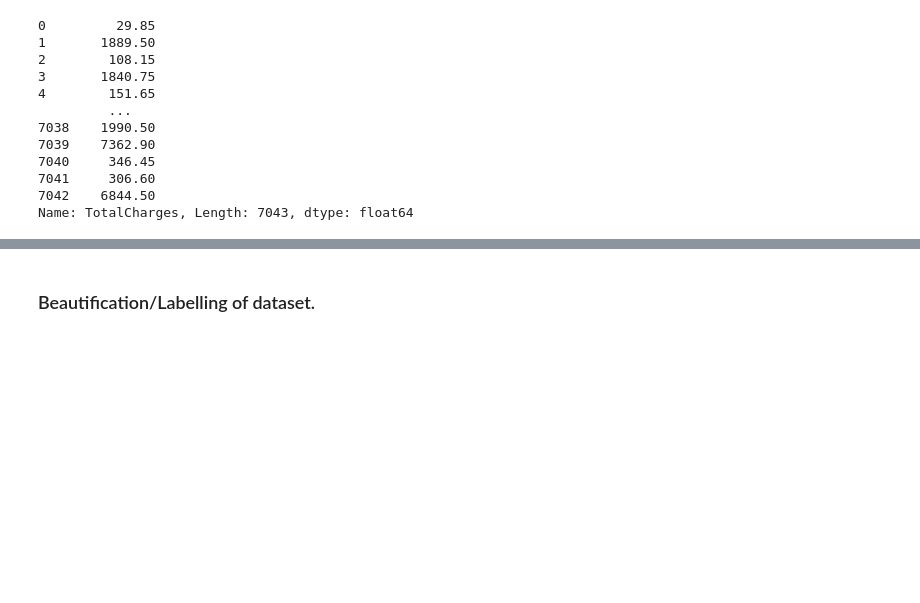
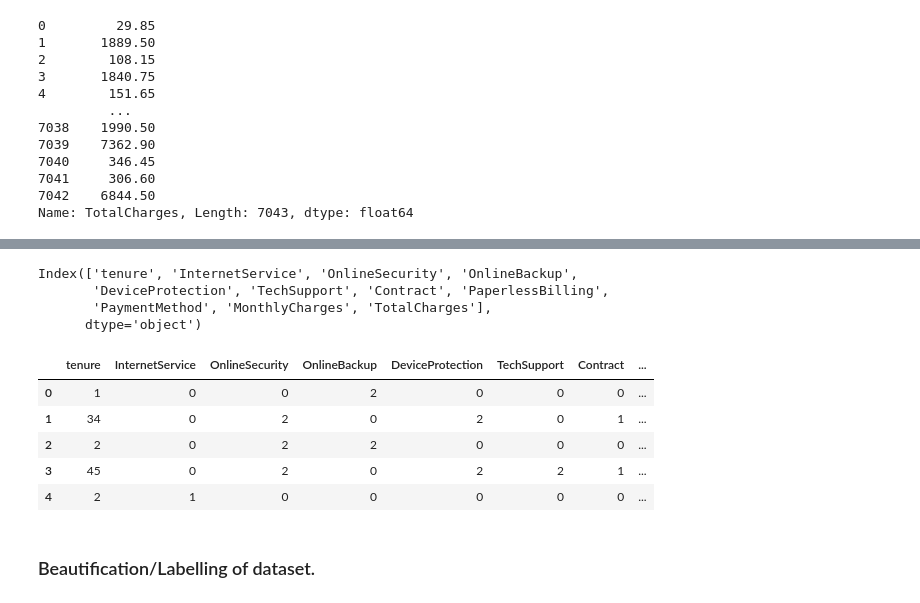
Before and after one commit to rickashb/BigDataAnalytics, a Jupyter notebook: bigdproject.ipynb, the cells around one changed output, grey strips where cells are left out. Drawn from its saved outputs; the diff is of its cells as text; code cells hidden in the pictures; blank space fills up the shorter version.

```diff
--- a/bigdproject.ipynb
+++ b/bigdproject.ipynb
@@ -155,0 +185,2 @@ df['Churn'] = le.fit_transform(df['Churn'])
+# %%
+df['StreamingTV'] = le.fit_transform(df['StreamingTV'])
@@ -200,0 +280,8 @@ Name: TotalCharges, Length: 7043, dtype: float64
+# %%
+selected_features = df.columns[:-1][boruta_selector.support_]
+print(selected_features)
+# %% [output]
+Index(['tenure', 'InternetService', 'OnlineSecurity', 'OnlineBackup',
+       'DeviceProtection', 'TechSupport', 'Contract', 'PaperlessBilling',
+       'PaymentMethod', 'MonthlyCharges', 'TotalCharges'],
+      dtype='object')
@@ -201,3 +291,12 @@ Name: TotalCharges, Length: 7043, dtype: float64
+# %%
+df.head(5)
+# %% [output]
+|  | tenure | InternetService | OnlineSecurity | OnlineBackup | DeviceProtection | TechSupport | Contract | ... |
+| 0 | 1 | 0 | 0 | 2 | 0 | 0 | 0 | ... |
+| 1 | 34 | 0 | 2 | 0 | 2 | 0 | 1 | ... |
+| 2 | 2 | 0 | 2 | 2 | 0 | 0 | 0 | ... |
+| 3 | 45 | 0 | 2 | 0 | 2 | 2 | 1 | ... |
+| 4 | 2 | 1 | 0 | 0 | 0 | 0 | 0 | ... |
 # %% [markdown]
 ### Beautification/Labelling of dataset.
 # %%
```
Also changed, not shown: parts of 27 cells of this notebook, 1 other file.
